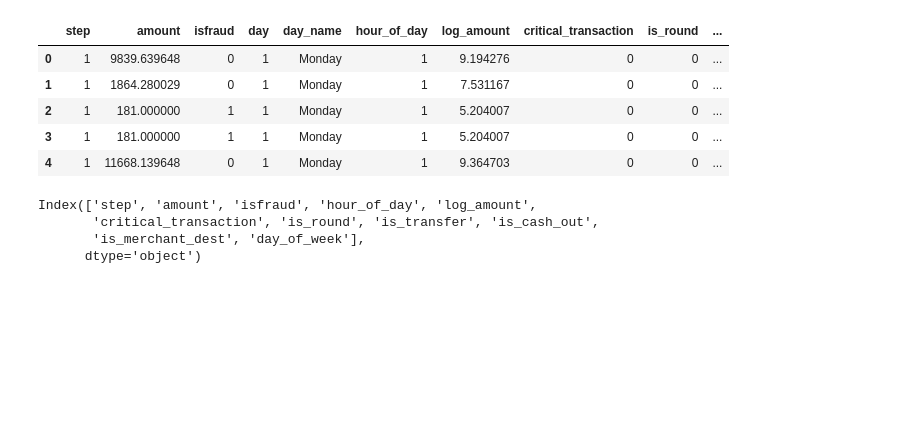
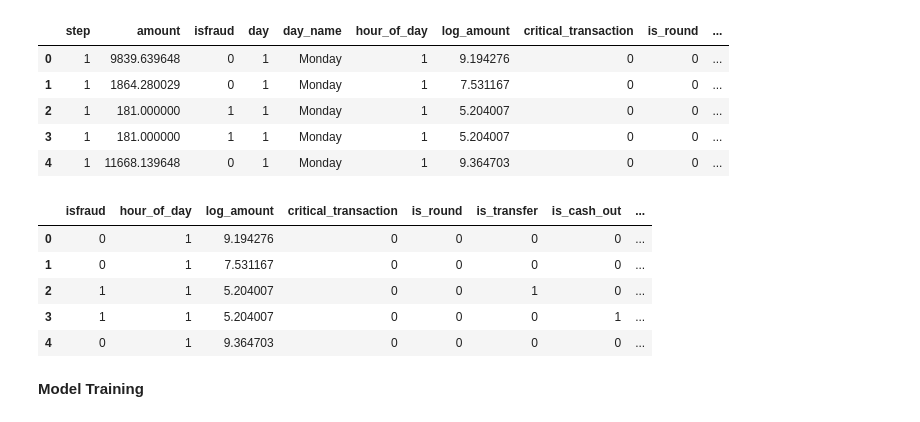
Before and after one commit to AsokTamang/real_time_fraud_detection, a Jupyter notebook: model_training.ipynb, the cells around one changed output. Drawn from its saved outputs; the diff is of its cells as text; code cells hidden in the pictures; blank space fills up the shorter version.

```diff
--- a/model_training.ipynb
+++ b/model_training.ipynb
@@ -374,10 +374,17 @@ df.head()
 df['day_of_week'] = (df['day'] - 1) % 7  # 0=Monday, 1=Tuesday, ... 6=Sunday
 df=df.drop(columns=['day_name','day'])  #dropping the day_name column as we have created a new feature day_of_week which captures the same information in a more suitable format for modeling
 # %%
-df.head()
-df.columns
+df['is_night_transaction'] = ((df['hour_of_day'] >= 0) & (df['hour_of_day'] <= 6)).astype(int)  #creating a new feature is_night_transaction which indicates whether the transaction occurred during the night hours (0-6) or not, as fraudulent transactions may be more likely to occur during these hours
+df=df.drop(columns=['amount'])  #dropping the hour_of_day column as we have created a new feature is_night_transaction which captures the same information in a more suitable format for modeling
-# %% [output]
-Index(['step', 'amount', 'isfraud', 'hour_of_day', 'log_amount',
-       'critical_transaction', 'is_round', 'is_transfer', 'is_cash_out',
-       'is_merchant_dest', 'day_of_week'],
-      dtype='object')
+# %%
+df=df.drop(columns = ['step'])
+df.head()
+# %% [output]
+|  | isfraud | hour_of_day | log_amount | critical_transaction | is_round | is_transfer | is_cash_out | ... |
+| 0 | 0 | 1 | 9.194276 | 0 | 0 | 0 | 0 | ... |
+| 1 | 0 | 1 | 7.531167 | 0 | 0 | 0 | 0 | ... |
+| 2 | 1 | 1 | 5.204007 | 0 | 0 | 1 | 0 | ... |
+| 3 | 1 | 1 | 5.204007 | 0 | 0 | 0 | 1 | ... |
+| 4 | 0 | 1 | 9.364703 | 0 | 0 | 0 | 0 | ... |
+# %% [markdown]
+**Model Training**
```
